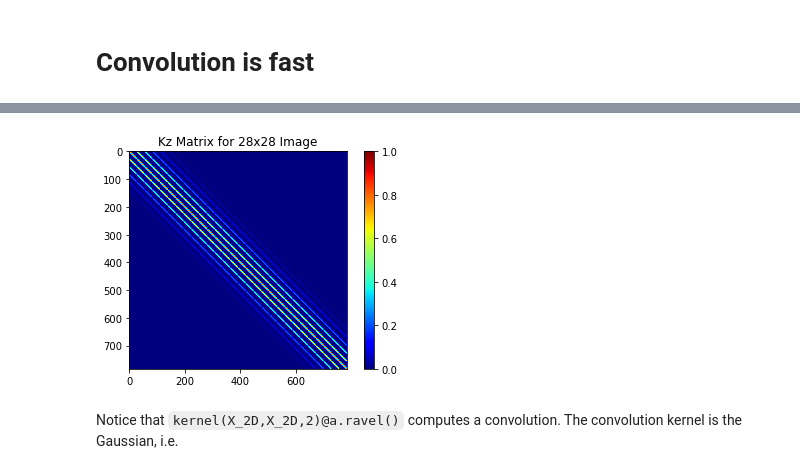
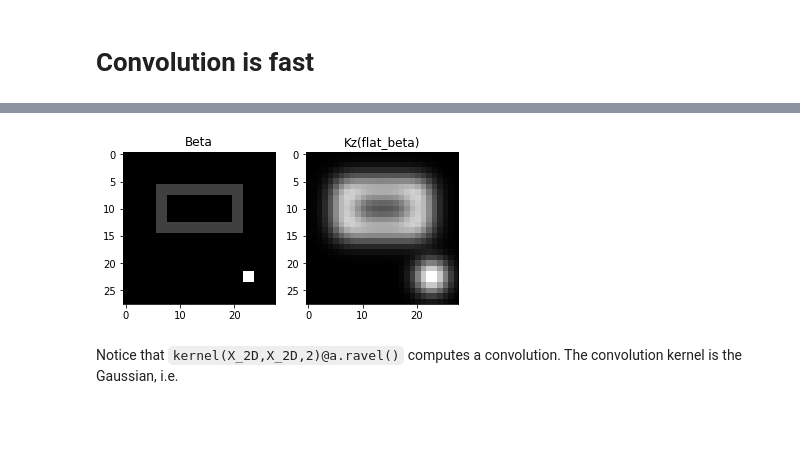
Before and after one commit to totoyoyo/deformable-template-capstone, a Jupyter notebook: Toto convolution.ipynb, the cells around one changed output, grey strips where cells are left out. Saved outputs shown, nothing was run; the diff lists cells and outputs as text; code cells hidden in the pictures; blank space fills up the shorter version.

```diff
--- a/Toto convolution.ipynb
+++ b/Toto convolution.ipynb
@@ -37,24 +76,24 @@ def kernel(X1, X2, l=1, sigma_f=1.0):
 # %%
 a = np.zeros((n,m))
 a[6:15,6:22] = 1
 a[8:13,8:20] = 0
 a[22:24,22:24] = 4
 Kz = kernel(X_2D,X_2D,2)
 plt.imshow(Kz, cmap = 'jet')
 plt.colorbar();
 plt.title("Kz Matrix for 28x28 Image")
 
 
 Mix = Kz@a.ravel()
 
-# plt.subplot(1,2,1)
-# plt.imshow(a, cmap = 'gray');
-# plt.title("Beta")
-# plt.subplot(1,2,2)
-# plt.imshow(Mix.reshape(a.shape[0],a.shape[1]), cmap = 'gray');
-# plt.title("Kz(Beta)");
+plt.subplot(1,2,1)
+plt.imshow(a, cmap = 'gray');
+plt.title("Beta")
+plt.subplot(1,2,2)
+plt.imshow(Mix.reshape(a.shape[0],a.shape[1]), cmap = 'gray');
+plt.title("Kz(flat_beta)");
 # %% [output]
-[figure, old version]
+[figure, new version]
 # %% [markdown]
 Notice that `kernel(X_2D,X_2D,2)@a.ravel()` computes a convolution. The convolution kernel is the Gaussian, i.e.
 # %%
```
Also changed, not shown: parts of 6 cells of this notebook, 5 other files.
